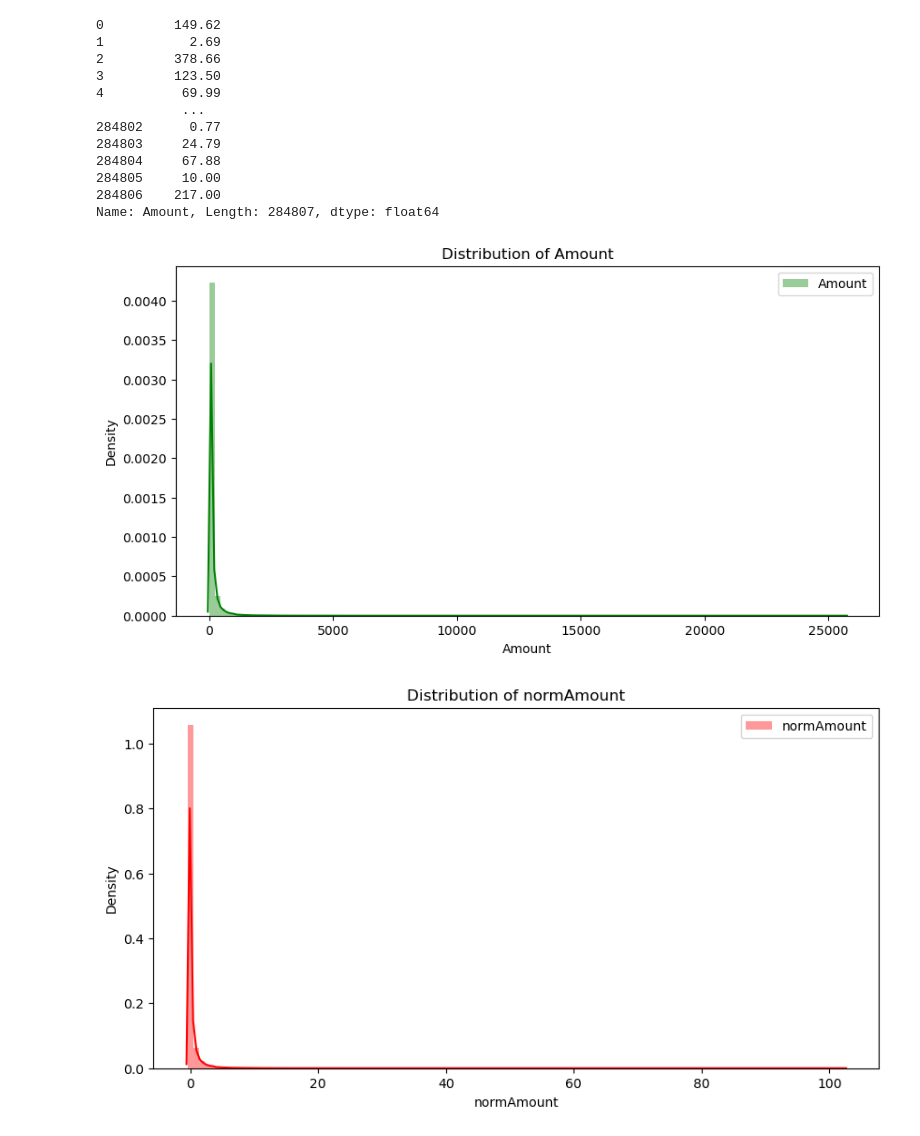
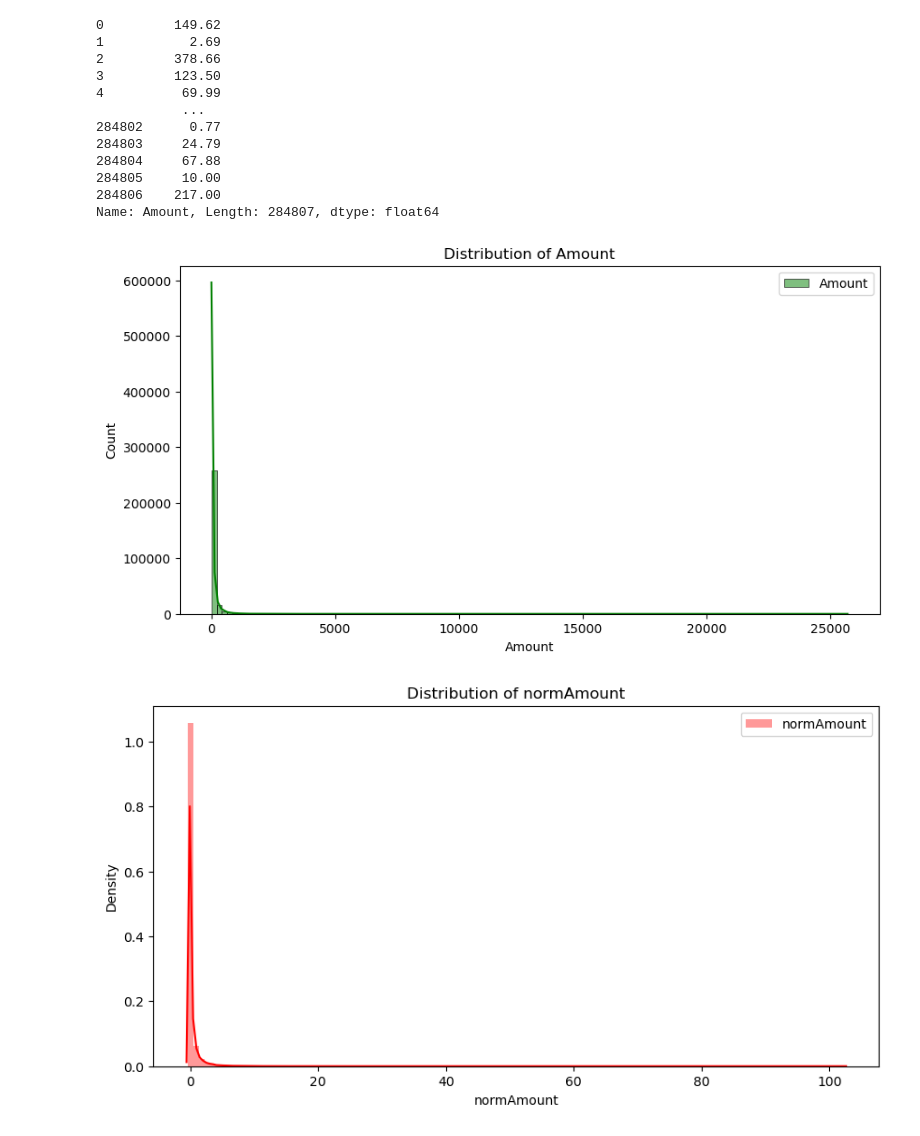
Before and after one commit to Hui66cs/Artificial-Intelligence, a Jupyter notebook: lab6/Credit Card Fraud Detection.ipynb, the cells around one changed output. Saved outputs shown, nothing was run; the diff lists cells and outputs as text; code cells hidden in the pictures.

```diff
--- a/lab6/Credit Card Fraud Detection.ipynb
+++ b/lab6/Credit Card Fraud Detection.ipynb
@@ -203,18 +208,18 @@ Name: Amount, Length: 284807, dtype: float64
 # %%
 from sklearn.preprocessing import StandardScaler
 import seaborn as sns
 
-
+#对Amount列进行标准化处理，fit_transform()方法会先计算出Amount列的均值和标准差，然后对Amount列进行标准化处理，使其均值为0，标准差为1。reshape(-1, 1)是将Amount列转换成一个二维数组，以便于StandardScaler进行处理。
 data['normAmount'] = StandardScaler().fit_transform(data['Amount'].values.reshape(-1, 1))
 
 # Distribution of Amount
 plt.figure(figsize=(10,5))
 plt.title('Distribution of Amount')
-sns.distplot(data['Amount'], color='green', kde=True, bins=120, label='Amount')
+sns.histplot(data['Amount'], color='green', kde=True, bins=120, label='Amount')
 plt.legend()
 plt.show()
 # %% [output]
-[figure, old version]
+[figure, new version]
 # %%
 # Distribution of normAmount
 
```
Also changed, not shown: parts of 21 cells of this notebook, 15 other files.
